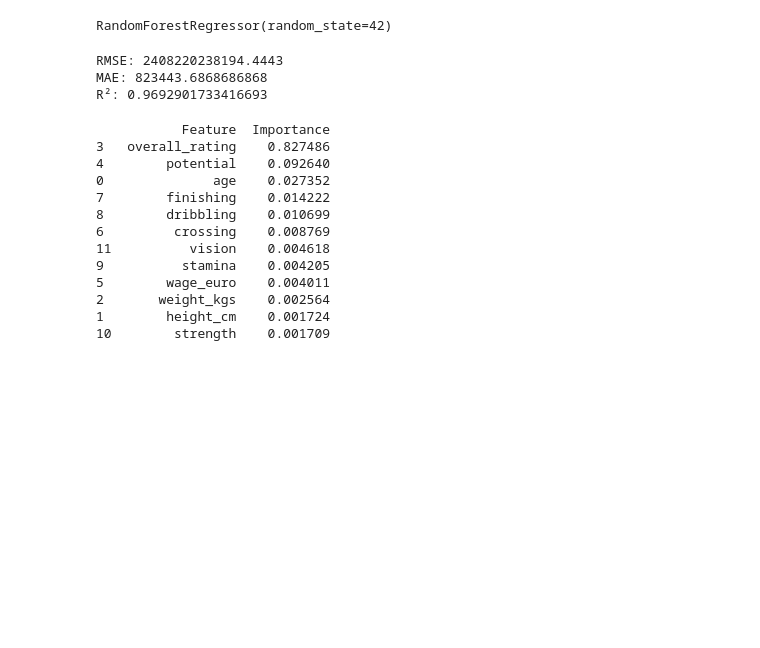
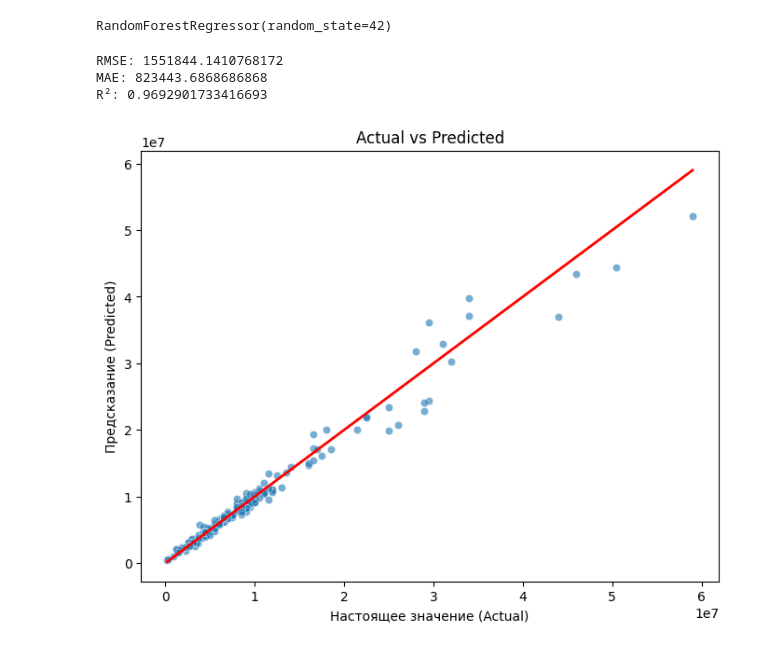
Before and after one commit to Mirsaid2005/MLAnalyze, a Jupyter notebook: project.ipynb, the cells around one changed output. Drawn from its saved outputs; the diff is of its cells as text; code cells hidden in the pictures; blank space fills up the shorter version.

```diff
--- a/project.ipynb
+++ b/project.ipynb
@@ -21,31 +25,27 @@ X_train, X_test, y_train, y_test = train_test_split(X, y, test_size=0.2, random_
 # %%
-model = RandomForestRegressor(n_estimators=100, random_state=42)
-model.fit(X_train, y_train)
+X_train, X_test, y_train, y_test = train_test_split(X, y, test_size=0.2, random_state=42)
-# %% [output]
-RandomForestRegressor(random_state=42)
 # %%
-y_pred = model.predict(X_test)
-print("RMSE:", mean_squared_error(y_test, y_pred))
-print("MAE:", mean_absolute_error(y_test, y_pred))
-print("R²:", r2_score(y_test, y_pred))
+model = RandomForestRegressor(n_estimators=100, random_state=42)
+model.fit(X_train, y_train)
 # %% [output]
-RMSE: 2408220238194.4443
-MAE: 823443.6868686868
-R²: 0.9692901733416693
+RandomForestRegressor(random_state=42)
 # %%
-importance = pd.DataFrame({"Feature": X.columns, "Importance": model.feature_importances_})
-print(importance.sort_values("Importance", ascending=False))
+y_pred = model.predict(X_test)
-# %% [output]
-           Feature  Importance
-3   overall_rating    0.827486
-4        potential    0.092640
-0              age    0.027352
-7        finishing    0.014222
-8        dribbling    0.010699
-6         crossing    0.008769
-11          vision    0.004618
-9          stamina    0.004205
-5        wage_euro    0.004011
-2       weight_kgs    0.002564
-1        height_cm    0.001724
-10        strength    0.001709
+# %%
+print("RMSE:", np.sqrt(mean_squared_error(y_test, y_pred)))
+print("MAE:", mean_absolute_error(y_test, y_pred))
+print("R²:", r2_score(y_test, y_pred))
+# %% [output]
+RMSE: 1551844.1410768172
+MAE: 823443.6868686868
+R²: 0.9692901733416693
+# %%
+plt.figure(figsize=(8, 6))
+sns.scatterplot(x=y_test, y=y_pred, alpha=0.6)
+plt.xlabel("Настоящее значение (Actual)")
+plt.ylabel("Предсказание (Predicted)")
+plt.title("Actual vs Predicted")
+plt.plot([y_test.min(), y_test.max()], [y_test.min(), y_test.max()], color="red", lw=2)
+plt.show()
+# %% [output]
+[figure, added]
```
Also changed, not shown: parts of 9 cells of this notebook.
